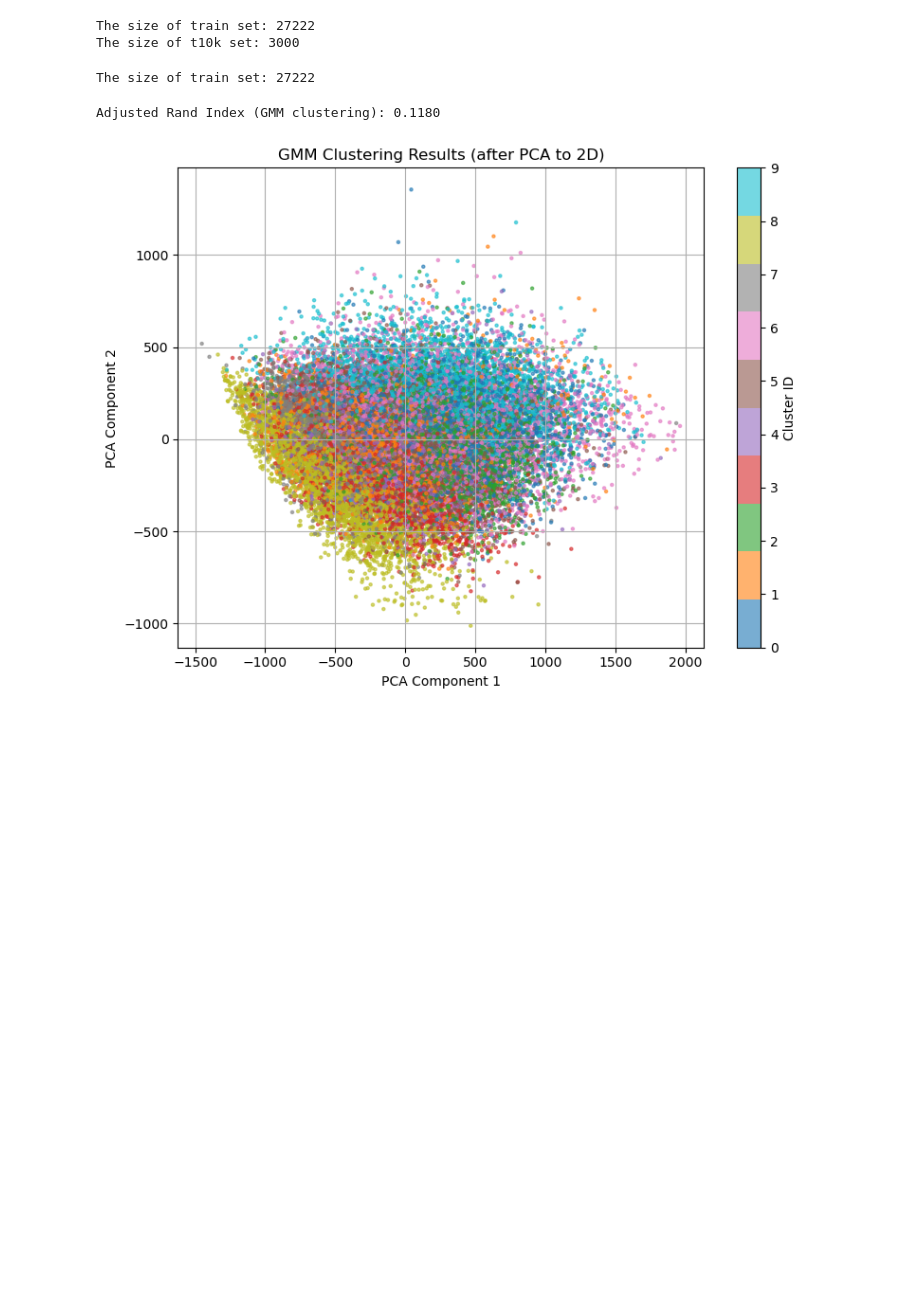
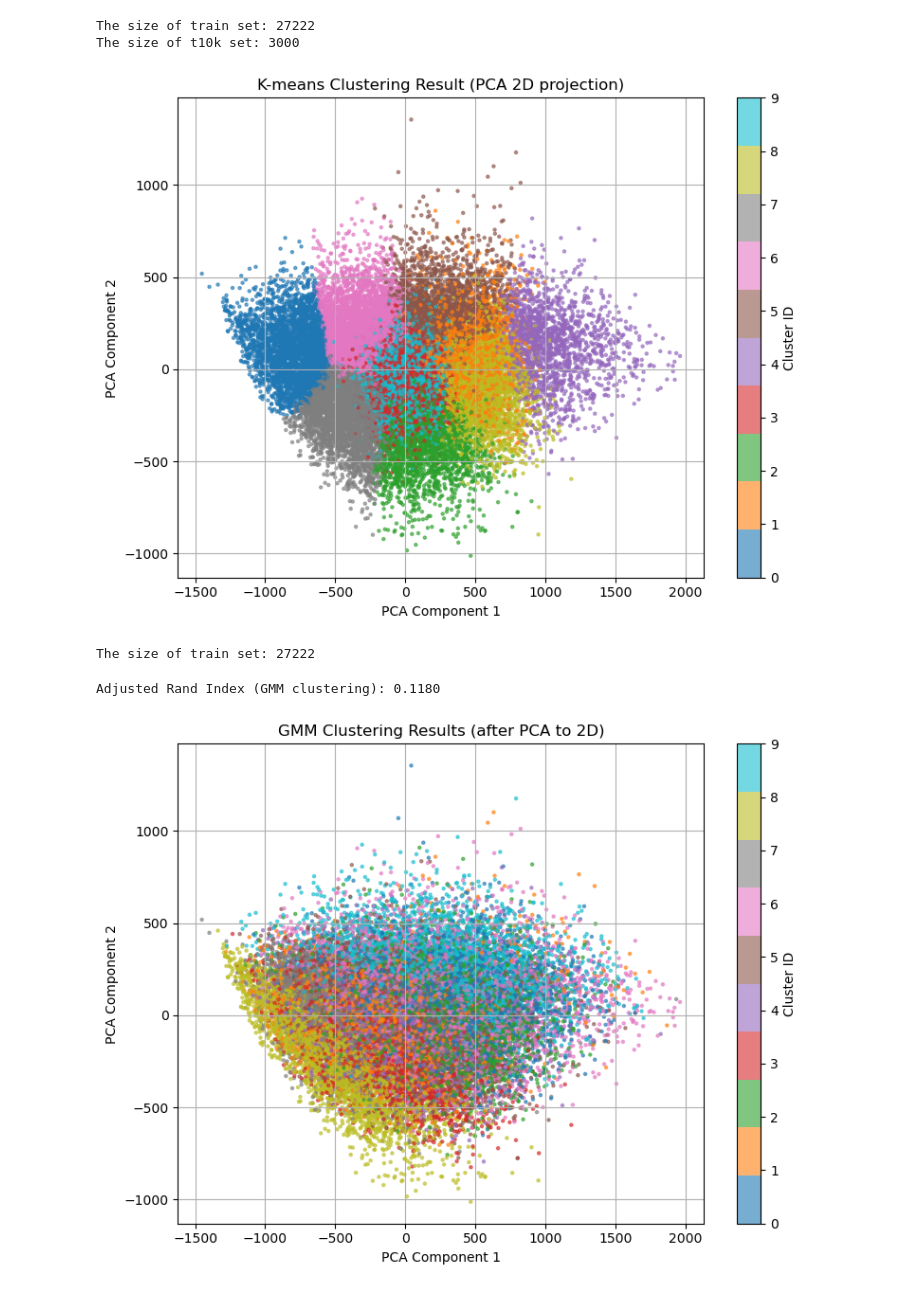
Before and after one commit to lynu1818/pr-final, a Jupyter notebook: dim_reduction/subset_selection_clustering.ipynb, the cells around one changed output. Cells and saved outputs as stored; diff of their text form; code cells hidden in the pictures; blank space fills up the shorter version.

Commit message:
feat: PCA + clustering

```diff
--- a/dim_reduction/subset_selection.ipynb
+++ b/dim_reduction/subset_selection_clustering.ipynb
@@ -58,3 +58,29 @@ show_cluster_samples(x_train_center, cluster_labels, cluster_id=0)
 # 與原始 y_train 做比較（因為 K-means 是 unsupervised，不能直接比對，但可用 ARI）
 score = adjusted_rand_score(y_train, cluster_labels)
 print(f"Adjusted Rand Index: {score:.4f}") # Adjusted Rand Index: 0.0561
+# %%
+from sklearn.decomposition import PCA
+
+# 1. 降維到 2 維
+pca = PCA(n_components=2)
+x_train_pca = pca.fit_transform(x_train_center)
+
+# 2. 畫出分群結果（用 K-means 的 label 上色）
+plt.figure(figsize=(8, 6))
+scatter = plt.scatter(
+    x_train_pca[:, 0],
+    x_train_pca[:, 1],
+    c=cluster_labels,
+    cmap='tab10',
+    s=5,
+    alpha=0.6
+)
+plt.title("K-means Clustering Result (PCA 2D projection)")
+plt.xlabel("PCA Component 1")
+plt.ylabel("PCA Component 2")
+plt.colorbar(scatter, label="Cluster ID")
+plt.grid(True)
+plt.tight_layout()
+plt.show()
+# %% [output]
+[figure, added]
```
Also changed, not shown: parts of 1 cell of this notebook, 3 other files.
